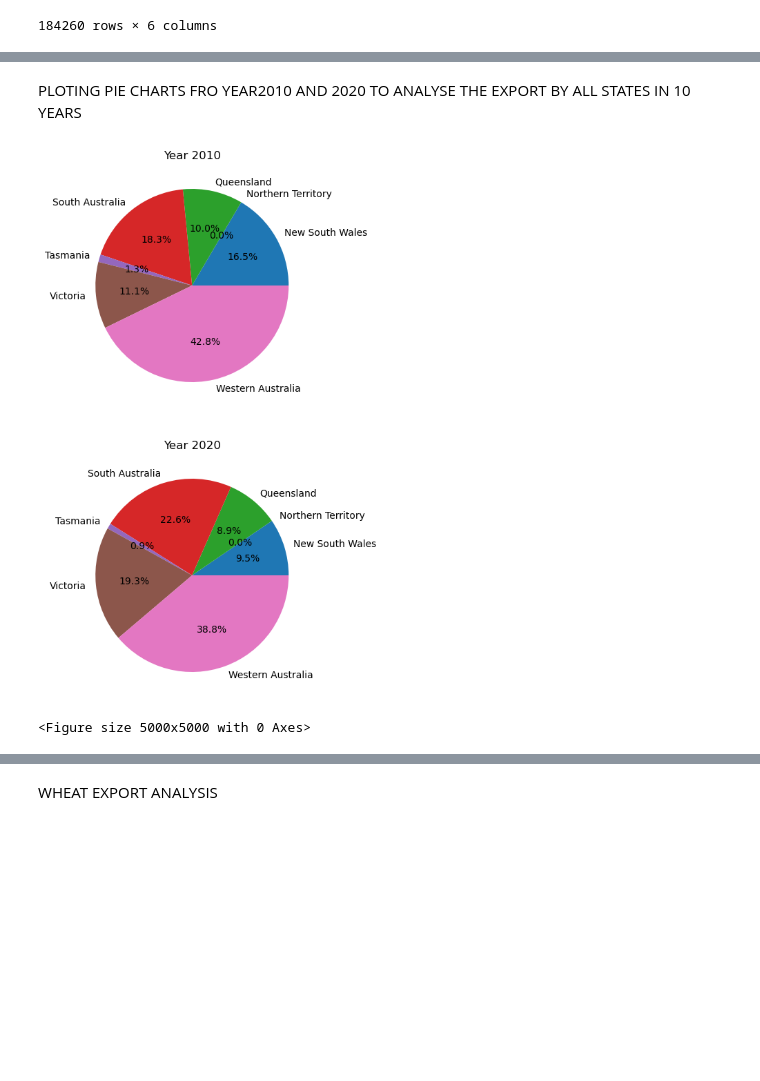
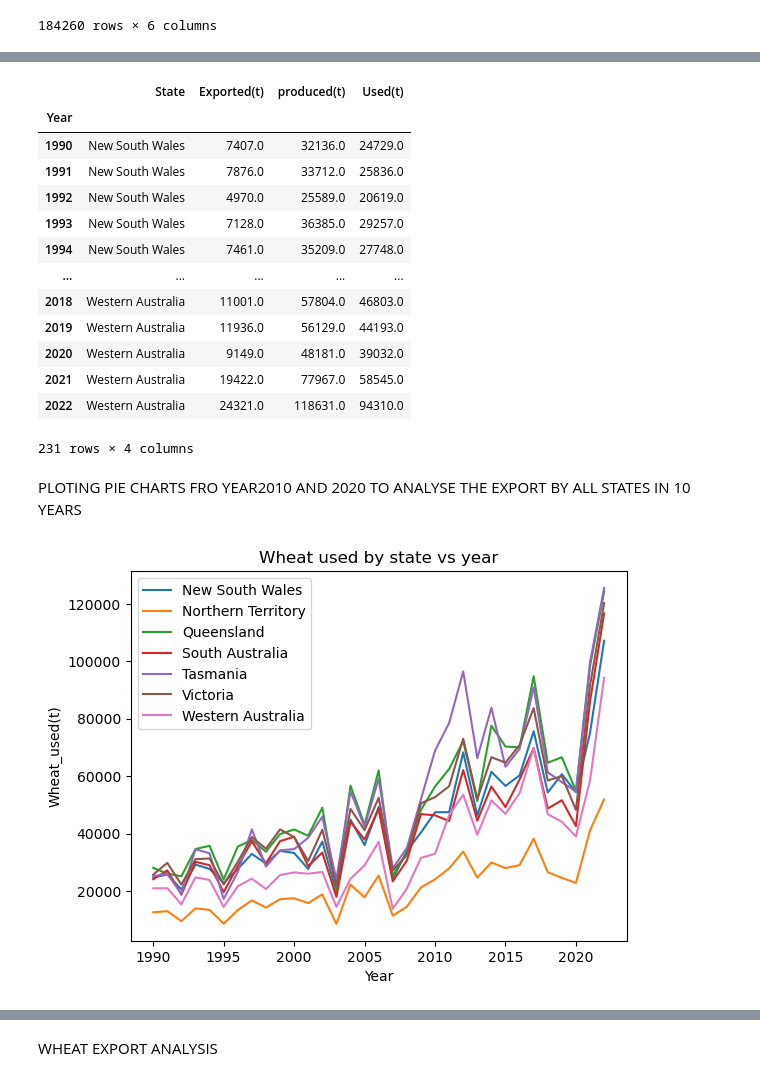
Before and after one commit to B-osborne1/project-one, a Jupyter notebook: project_main_script.ipynb, the cells around one changed output, grey strips where cells are left out. Saved outputs shown, nothing was run; the diff lists cells and outputs as text; code cells hidden in the pictures; blank space fills up the shorter version.

```diff
--- a/project_main_script.ipynb
+++ b/project_main_script.ipynb
@@ -70,0 +49,9 @@ state_data_2020=avg_wheat_export_by_state[avg_wheat_export_by_state['Year']==202
+# %%
+#wheat_sold=csv_file_historic.loc[(csv_file_historic['Variable']=='Wheat sold (t)'),:]
+wheat_produced=csv_file_historic.loc[(csv_file_historic['Variable']=='Wheat produced (t)'),:]
+wheat_produced_df=wheat_produced[['Variable','Year','Value']]
+
+wheat_produced_df=wheat_produced_df.rename(columns={'Value':'produced(t)'})
+#wheat_produced_df['Kt']=wheat_sold_df['Kt']/2
+wheat_produced_df=wheat_produced_df.reset_index().drop(['index','Variable'],axis=1)
+wheat_produced_df
@@ -70,0 +72,7 @@ state_data_2020=avg_wheat_export_by_state[avg_wheat_export_by_state['Year']==202
+# %%
+data_df=Pd.merge(wheat_sold_df,wheat_produced_df)
+data_df['Used(t)']=data_df['produced(t)']-data_df['sold(t)']
+#data_df['sold(t)']=data_df['sold(t)']/2
+data_df.rename(columns={'sold(t)':'Exported(t)'})
+data_df=data_df[data_df['Used(t)']>0]
+data_df
@@ -70,0 +93,22 @@ state_data_2020=avg_wheat_export_by_state[avg_wheat_export_by_state['Year']==202
+# %%
+#wheat_export_df.dtypes
+wheat_by_state=data_df.groupby(['State','Year']).sum()
+wheat_by_state=wheat_by_state.reset_index()
+wheat_by_state=wheat_by_state.rename(columns={'sold(t)':'Exported(t)'})
+wheat_by_state=wheat_by_state.set_index("Year")
+wheat_by_state
+# %% [output]
+|  | State | Exported(t) | produced(t) | Used(t) |
+| Year |  |  |  |  |
+| 1990 | New South Wales | 7407.0 | 32136.0 | 24729.0 |
+| 1991 | New South Wales | 7876.0 | 33712.0 | 25836.0 |
+| 1992 | New South Wales | 4970.0 | 25589.0 | 20619.0 |
+| 1993 | New South Wales | 7128.0 | 36385.0 | 29257.0 |
+| 1994 | New South Wales | 7461.0 | 35209.0 | 27748.0 |
+| ... | ... | ... | ... | ... |
+| 2018 | Western Australia | 11001.0 | 57804.0 | 46803.0 |
+| 2019 | Western Australia | 11936.0 | 56129.0 | 44193.0 |
+| 2020 | Western Australia | 9149.0 | 48181.0 | 39032.0 |
+| 2021 | Western Australia | 19422.0 | 77967.0 | 58545.0 |
+| 2022 | Western Australia | 24321.0 | 118631.0 | 94310.0 |
+231 rows × 4 columns
@@ -71,13 +118,15 @@ state_data_2020=avg_wheat_export_by_state[avg_wheat_export_by_state['Year']==202
 # %% [markdown]
 PLOTING PIE CHARTS FRO YEAR2010 AND 2020 TO ANALYSE THE EXPORT BY ALL STATES IN 10 YEARS
 # %%
-fig, (ax1, ax2) = plt.subplots(2,1,figsize=(10,10))
-ax1.pie(state_data_2010['Kt'],labels=state_data_2010['State'], autopct="%1.1f%%")
-ax2.pie(state_data_2020['Kt'],labels=state_data_2020['State'], autopct="%1.1f%%")
-plt.figure(figsize = (50, 50))
-ax1.set_title("Year 2010")
-ax2.set_title("Year 2020")
+#fig, (ax1, ax2) = plt.subplots(2,1,figsize=(10,10))
+#ax1.pie(state_data_2010['Used(t)'],labels=state_data_2010['State'], autopct="%1.1f%%")
+#ax2.pie(state_data_2020['Used(t)'],labels=state_data_2020['State'], autopct="%1.1f%%")
+#ax1.plot(state_data_victoria['Year'],state_data_victoria['Used(t)'])
+#ax2.plot(state_data_victoria['Year'],state_data_victoria['Exported(t)'])
+#df.set_index("year", inplace=True)
+
+wheat_by_state.groupby("State")['Used(t)'].plot(legend=True, xlabel="Year", ylabel="Wheat_used(t)")
+plt.title('Wheat used by state vs year')
 plt.show()
 # %% [output]
-[figure, old version]
+[figure, new version]
-<Figure size 5000x5000 with 0 Axes>
```
Also changed, not shown: parts of 7 cells of this notebook.
